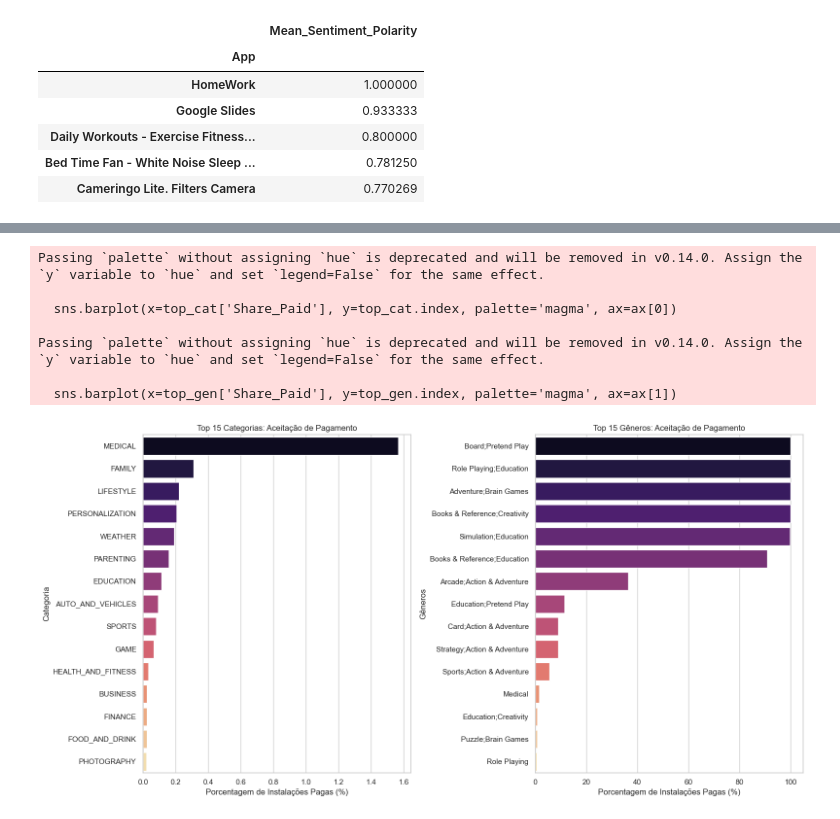
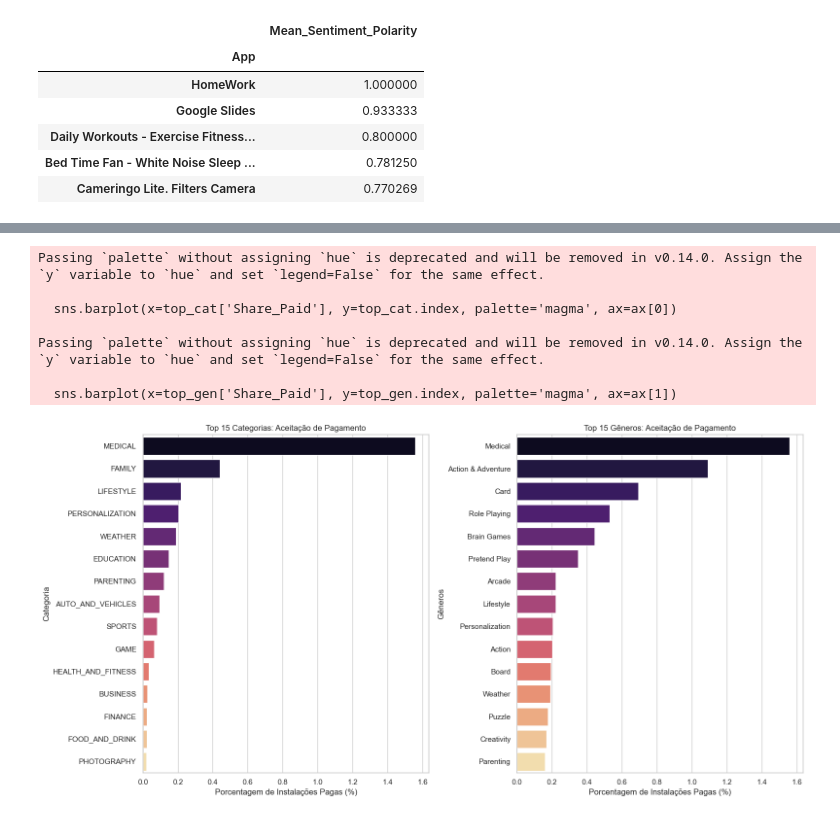
Before and after one commit to CesarMancioSilva/Playstore_exercise, a Jupyter notebook: notebooks/eda/02_1_eda.ipynb, the cells around one changed output, grey strips where cells are left out. Saved outputs shown, nothing was run; the diff lists cells and outputs as text; code cells hidden in the pictures.

```diff
--- a/notebooks/eda/02_1_eda.ipynb
+++ b/notebooks/eda/02_1_eda.ipynb
@@ -71,7 +65,3 @@ None
-# %%
-data = data[data.Price != "Everyone"]
-data.Price = data.Price.str.replace("$","")
-data["Price"] = pd.to_numeric(data["Price"],errors="coerce")
 # %%
 data.Price.describe()
 # %% [output]
@@ -86,4 +76 @@ max        400.000000
 Name: Price, dtype: float64
-# %%
-data["Paid"] = data.Price == 0
-data["Paid"].value_counts()
@@ -95,3 +77 @@ Name: count, dtype: int64
-# %%
-data["Paid"] = data["Paid"].astype(str).str.replace("True", "Free").str.replace("False", "Paid")
 # %%
@@ -288,60 +292,45 @@ plt.show()
 # %%
-category_paid_data = data.groupby(["Category","Paid"]).agg({
+category_Type_data = data.groupby(["Category","Type"]).agg({
     "Installs":"sum"
 })
 
-df_exploded = data.copy()
-
-# Transformamos a string 'Genero1;Genero2' em uma lista ['Genero1', 'Genero2']
-df_exploded['Genres'] = df_exploded['Genres'].astype(str).str.split(';')
-
-# "Explodimos" a lista: o que era uma linha vira duas ou mais, uma para cada gênero
-df_exploded = df_exploded.explode('Genres')
-
-
-
-Genres_paid_data= df_exploded.groupby(["Genres","Paid"]).agg({
+Genres_Type_data= data.groupby(["Genres","Type"]).agg({
     "Installs":"sum"
 })
 # %%
-
-# 1. Criar a figura com 2 colunas
 fig, ax = plt.subplots(1, 2, figsize=(16, 8)) # Aumentei um pouco o figsize para caber melhor
 
-# --- LÓGICA PARA CATEGORIAS (AX 0) ---
-pivot_cat = category_paid_data.reset_index().pivot(index='Category', columns='Paid', values='Installs').fillna(0)
+pivot_cat = category_Type_data.reset_index().pivot(index='Category', columns='Type', values='Installs').fillna(0)
 pivot_cat['Total'] = pivot_cat['Free'] + pivot_cat['Paid']
 pivot_cat['Share_Paid'] = (pivot_cat['Paid'] / pivot_cat['Total']) * 100
 top_cat = pivot_cat.sort_values('Share_Paid', ascending=False).head(15)
 
 sns.barplot(x=top_cat['Share_Paid'], y=top_cat.index, palette='magma', ax=ax[0])
 ax[0].set_title('Top 15 Categorias: Aceitação de Pagamento', fontsize=12) # Use set_title
 ax[0].set_xlabel('Porcentagem de Instalações Pagas (%)')
 ax[0].set_ylabel('Categoria')
 
-# --- LÓGICA PARA GÊNEROS (AX 1) ---
-pivot_gen = Genres_paid_data.reset_index().pivot(index='Genres', columns='Paid', values='Installs').fillna(0)
+pivot_gen = Genres_Type_data.reset_index().pivot(index='Genres', columns='Type', values='Installs').fillna(0)
 pivot_gen['Total'] = pivot_gen['Free'] + pivot_gen['Paid']
 pivot_gen['Share_Paid'] = (pivot_gen['Paid'] / pivot_gen['Total']) * 100
 top_gen = pivot_gen.sort_values('Share_Paid', ascending=False).head(15)
 
 sns.barplot(x=top_gen['Share_Paid'], y=top_gen.index, palette='magma', ax=ax[1])
 ax[1].set_title('Top 15 Gêneros: Aceitação de Pagamento', fontsize=12) # Use set_title
 ax[1].set_xlabel('Porcentagem de Instalações Pagas (%)')
 ax[1].set_ylabel('Gêneros')
 
-# --- AJUSTES FINAIS DA FIGURA ---
-plt.tight_layout() # Chamado na figura completa
-plt.show() # Chamado apenas uma vez ao final
+plt.tight_layout()
+plt.show()
 # %% [output]
 Passing `palette` without assigning `hue` is deprecated and will be removed in v0.14.0. Assign the `y` variable to `hue` and set `legend=False` for the same effect.
 
   sns.barplot(x=top_cat['Share_Paid'], y=top_cat.index, palette='magma', ax=ax[0])
 
 Passing `palette` without assigning `hue` is deprecated and will be removed in v0.14.0. Assign the `y` variable to `hue` and set `legend=False` for the same effect.
 
   sns.barplot(x=top_gen['Share_Paid'], y=top_gen.index, palette='magma', ax=ax[1])
-[figure, old version]
+[figure, new version]
 # %%
 data["Content Rating"].value_counts()
 # %% [output]
```
Also changed, not shown: parts of 22 cells of this notebook, 5 other files.
